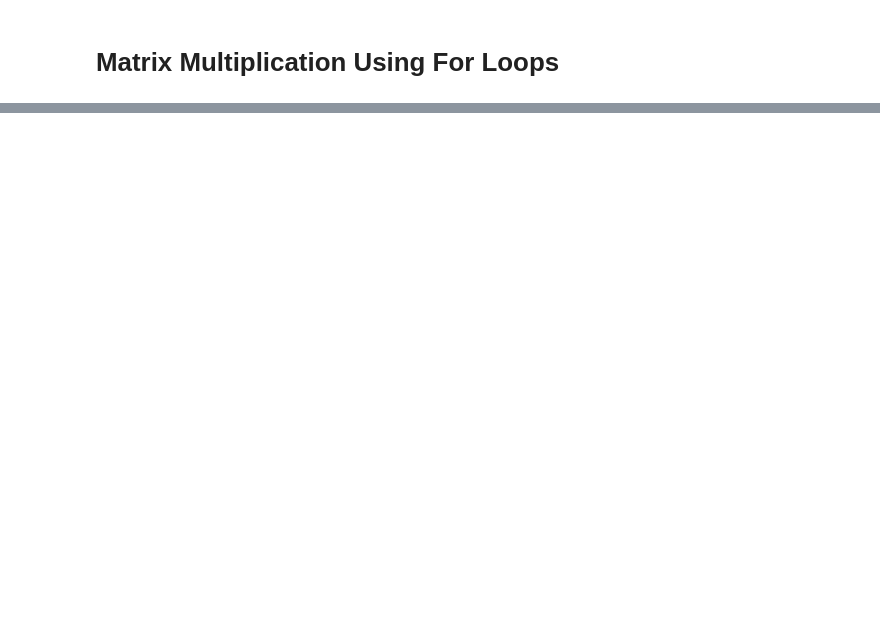
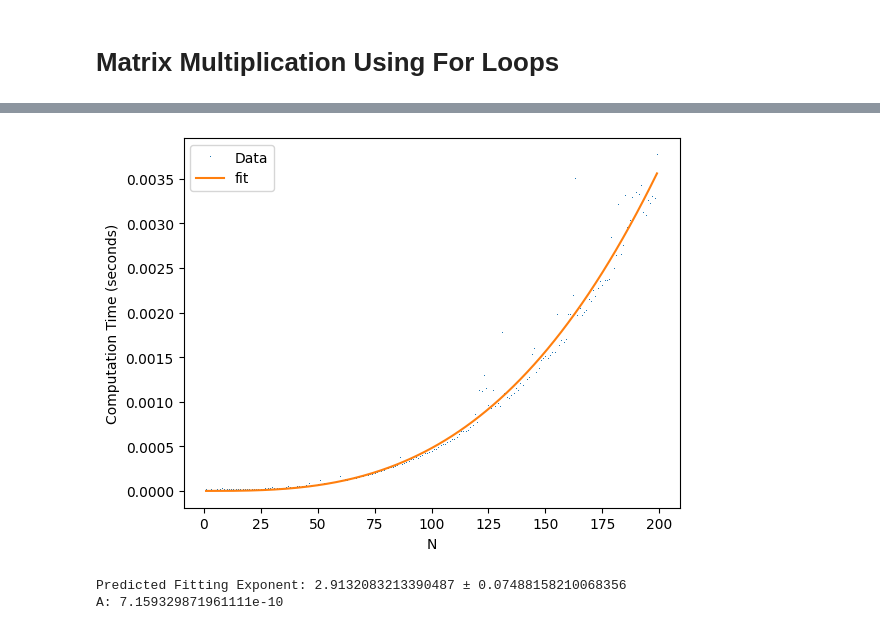
Before and after one commit to ubsuny/CP1-24-HW2, a Jupyter notebook: Calculation Time for Matrix Multiplication.ipynb, the cells around one changed output, grey strips where cells are left out. Cells and saved outputs as stored; diff of their text form; code cells hidden in the pictures; blank space fills up the shorter version.

Commit message:
Added np.einsum method and tested its calculation and time and how it scaled with matriz size.

```diff
--- a/Calculation Time for Matrix Multiplication.ipynb
+++ b/Calculation Time for Matrix Multiplication.ipynb
@@ -223,0 +230,64 @@ A: 6.07123098368739e-07
+# %%
+import timeit
+
+#Set the maximum matrix size
+N = 200
+
+#Empty list to store computation times
+t_N = []
+
+#Function to generate even and odd matrices
+def generate_matrices(n):
+    #Create an array with even numbers from 0 to 2*n^2-2
+    E = np.arange(0, 2*n**2, 2).reshape(n, n) #makes an array ranging from 0 to 2n^2 in steps of 2, then reshapes into n rows on length n, making an nxn matrix.
+
+    #Create an array with odd numbers from 1 to 2*n**2-1
+    O = np.arange(1, 2*n**2 + 1, 2).reshape(n, n)
+
+    return E, O
+
+#Loop through matrix sizes from 1 to N
+for n in range(1, N):
+    E, O = generate_matrices(n)
+
+    #Use timeit to time the matrix multiplication
+    t_n = timeit.timeit(lambda: np.einsum('ik,kj->ij', E, O), number=50) / 50  # Averaging over 10 runs
+
+    #Calculate the time it took to perform the multiplication
+    #t_n = end_time - start_time
+
+    #Append the calculation time to the list
+    t_N.append(t_n)
+
+#Convert the matrix sizes and times to numpy arrays
+N_values = np.arange(1, N)
+t_N = np.array(t_N)
+
+#Define the fitting function (Power Law: t(N) = A * N^p)
+def fit(N, p, A, b):
+    return A * N**p+b
+
+#Perform curve fitting
+parameters, covariance = opt.curve_fit(fit, N_values, t_N, p0=[4, 10**-5, 0.3], maxfev=10000)
+perr = np.sqrt(np.diag(covariance))
+
+#Generate fitted values for plotting
+fitted_t_N = fit(N_values, *parameters)
+
+#Plot the original data
+plt.plot(N_values, t_N, ',', label='Data', markersize=2)
+
+#Plot the fitted curve
+plt.plot(N_values, fitted_t_N, label='fit', zorder=10)
+plt.xlabel('N')
+plt.ylabel('Computation Time (seconds)')
+plt.legend()
+plt.show()
+
+#Print the fitting exponent and coefficient
+print('Predicted Fitting Exponent: ' + str(parameters[0])+ ' ± ' + str(perr[0]))
+print('A: ' + str(parameters[1]))
+# %% [output]
+[figure, added]
+Predicted Fitting Exponent: 2.9132083213390487 ± 0.07488158210068356
+A: 7.159329871961111e-10
```
Also changed, not shown: parts of 4 cells of this notebook.
